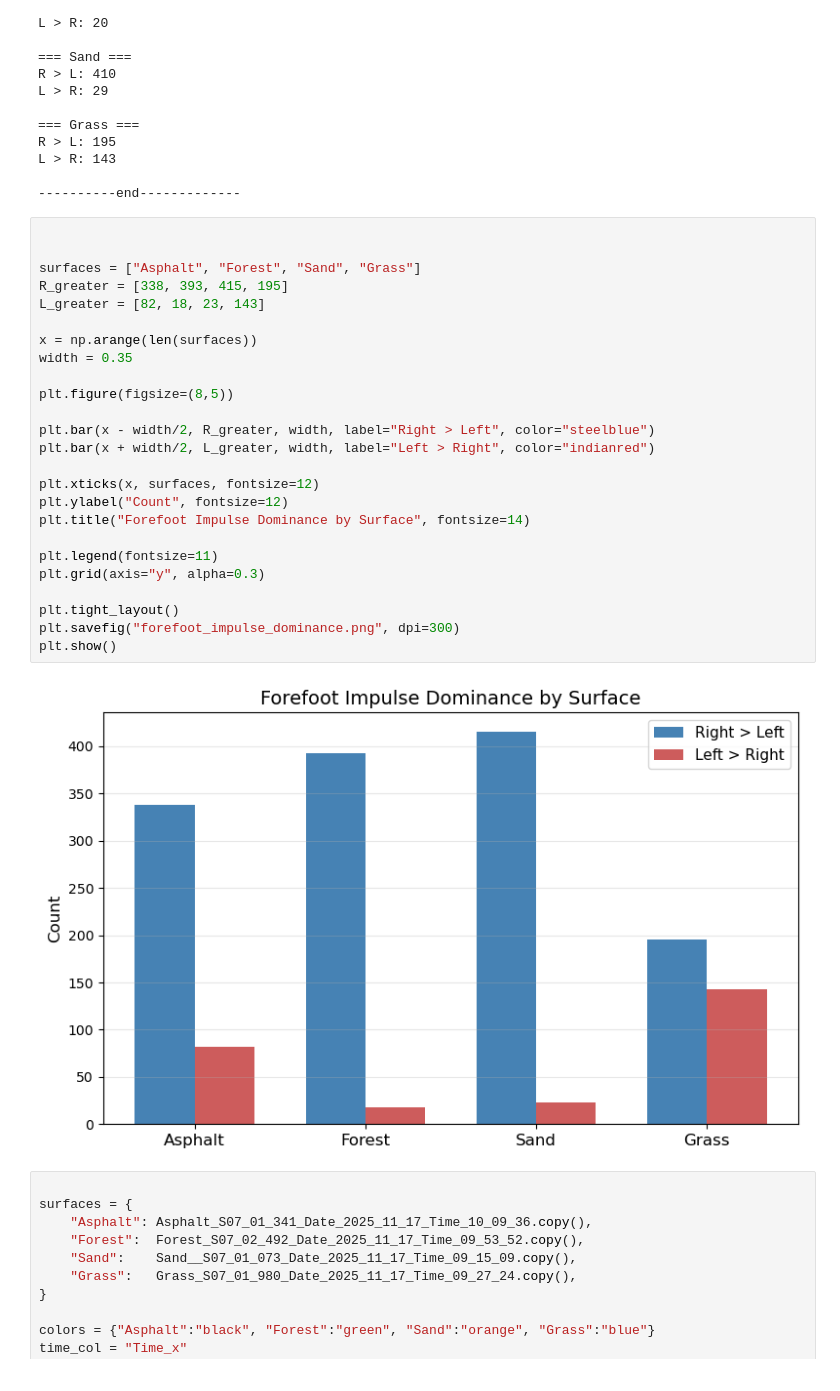
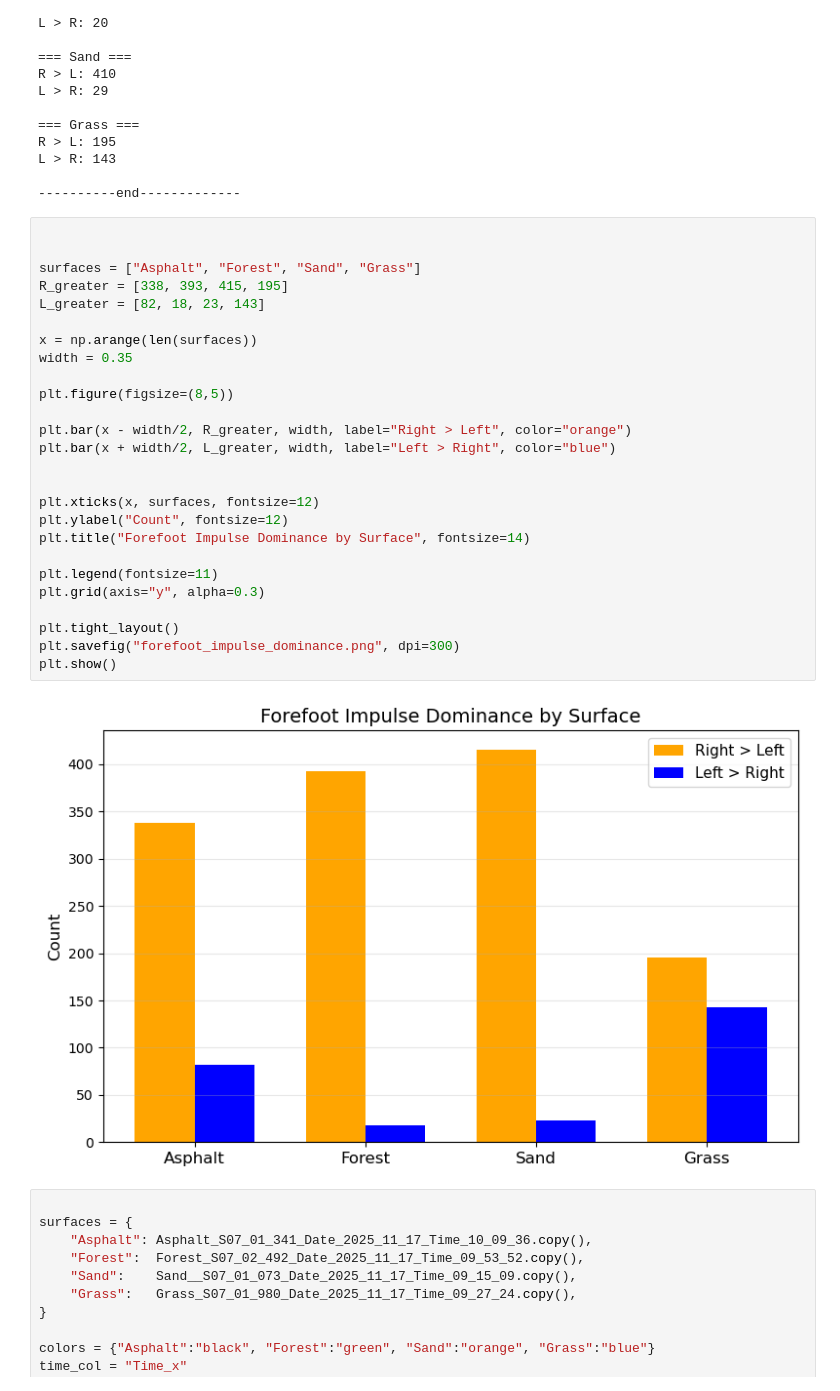
Before and after one commit to Fatemeh-aboulhassani/Movement-Analysis, a Jupyter notebook: notebooks/3. Analysis Foot HeartRate GPX.ipynb, the cells around one changed output. Cells and saved outputs as stored; diff of their text form.

```diff
--- a/notebooks/3. Analysis Foot HeartRate GPX.ipynb
+++ b/notebooks/3. Analysis Foot HeartRate GPX.ipynb
@@ -1877,30 +1990,31 @@ L > R: 143
 # %%
 
 
 surfaces = ["Asphalt", "Forest", "Sand", "Grass"]
 R_greater = [338, 393, 415, 195]
 L_greater = [82, 18, 23, 143]
 
 x = np.arange(len(surfaces))
 width = 0.35
 
 plt.figure(figsize=(8,5))
 
-plt.bar(x - width/2, R_greater, width, label="Right > Left", color="steelblue")
-plt.bar(x + width/2, L_greater, width, label="Left > Right", color="indianred")
+plt.bar(x - width/2, R_greater, width, label="Right > Left", color="orange")
+plt.bar(x + width/2, L_greater, width, label="Left > Right", color="blue")
+
 
 plt.xticks(x, surfaces, fontsize=12)
 plt.ylabel("Count", fontsize=12)
 plt.title("Forefoot Impulse Dominance by Surface", fontsize=14)
 
 plt.legend(fontsize=11)
 plt.grid(axis="y", alpha=0.3)
 
 plt.tight_layout()
 plt.savefig("forefoot_impulse_dominance.png", dpi=300)
 plt.show()
 # %% [output]
-[figure, old version]
+[figure, new version]
 # %%
 
 surfaces = {
```
Also changed, not shown: parts of 6 cells of this notebook.
